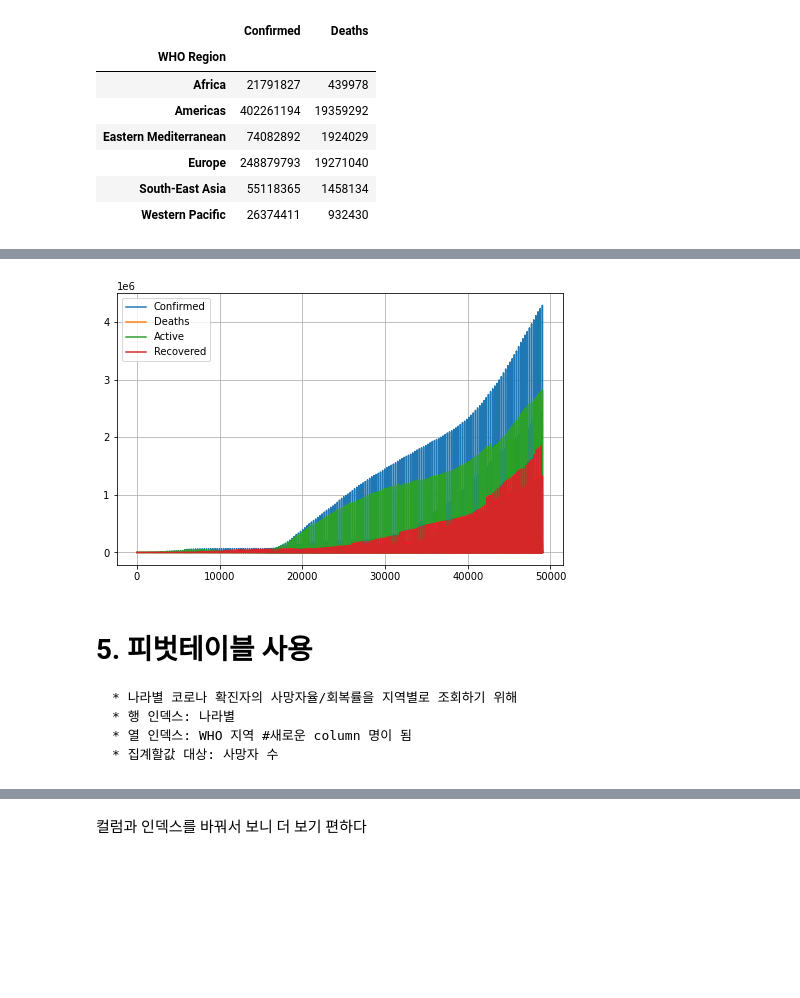
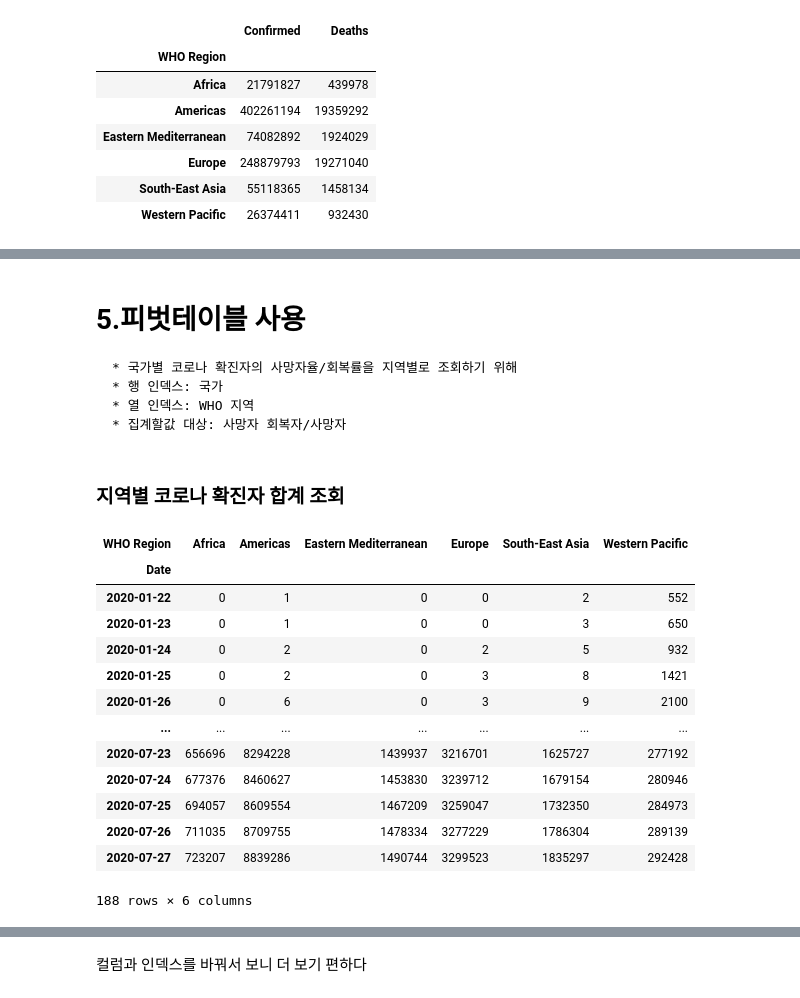
Before and after one commit to boramkim0514/110, a Jupyter notebook: Global_COVID_19_Impact.ipynb, the cells around one changed output, grey strips where cells are left out. Saved outputs shown, nothing was run; the diff lists cells and outputs as text; code cells hidden in the pictures; blank space fills up the shorter version.

```diff
--- a/Global_COVID_19_Impact.ipynb
+++ b/Global_COVID_19_Impact.ipynb
@@ -278,12 +377,36 @@ plt.plot(df['Active'])
 plt.plot(df['Recovered'])
 plt.grid()
 plt.legend(['Confirmed','Deaths','Active','Recovered'])
+palette='coolwarm'
 plt.show()
-# %% [output]
-[figure, removed]
 # %% [markdown]
-# 5.  피벗테이블 사용
-    * 나라별 코로나 확진자의 사망자율/회복률을 지역별로 조회하기 위해
-    * 행 인덱스: 나라별
-    * 열 인덱스: WHO 지역 #새로운 column 명이 됨
-    * 집계할값 대상: 사망자 수
+#  5.피벗테이블 사용
+    * 국가별 코로나 확진자의 사망자율/회복률을 지역별로 조회하기 위해
+    * 행 인덱스: 국가
+    * 열 인덱스: WHO 지역
+    * 집계할값 대상: 사망자 회복자/사망자
+# %% [markdown]
+###  지역별 코로나 확진자 합계 조회
+# %%
+pd.pivot_table(
+    df, #사용할 데이터 프레임
+    index=["Date"],  #나라별로 보고 싶어서 선택한 인덱스 #날짜
+    columns="WHO Region",  #규모구분의 값인 WHO Region 컬럼명이 됨 #확진자
+    values="Confirmed",
+    aggfunc=np.sum
+    ) #확진자 수   #사망자
+# %% [output]
+| WHO Region | Africa | Americas | Eastern Mediterranean | Europe | South-East Asia | Western Pacific |
+| Date |  |  |  |  |  |  |
+| 2020-01-22 | 0 | 1 | 0 | 0 | 2 | 552 |
+| 2020-01-23 | 0 | 1 | 0 | 0 | 3 | 650 |
+| 2020-01-24 | 0 | 2 | 0 | 2 | 5 | 932 |
+| 2020-01-25 | 0 | 2 | 0 | 3 | 8 | 1421 |
+| 2020-01-26 | 0 | 6 | 0 | 3 | 9 | 2100 |
+| ... | ... | ... | ... | ... | ... | ... |
+| 2020-07-23 | 656696 | 8294228 | 1439937 | 3216701 | 1625727 | 277192 |
+| 2020-07-24 | 677376 | 8460627 | 1453830 | 3239712 | 1679154 | 280946 |
+| 2020-07-25 | 694057 | 8609554 | 1467209 | 3259047 | 1732350 | 284973 |
+| 2020-07-26 | 711035 | 8709755 | 1478334 | 3277229 | 1786304 | 289139 |
+| 2020-07-27 | 723207 | 8839286 | 1490744 | 3299523 | 1835297 | 292428 |
+188 rows × 6 columns
```
Also changed, not shown: parts of 77 cells of this notebook.
